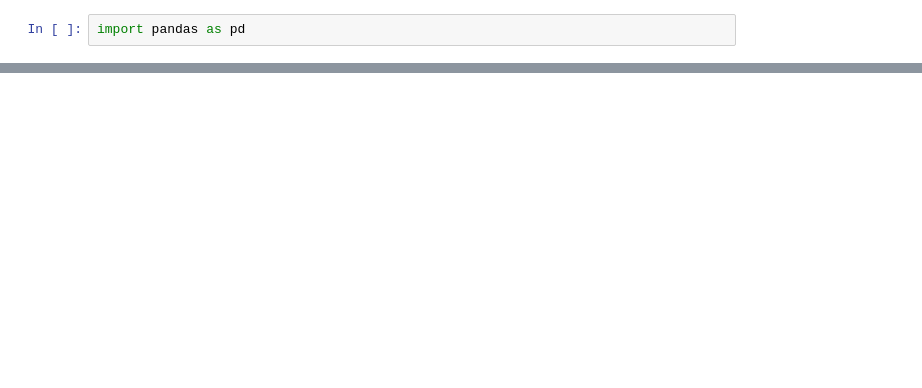
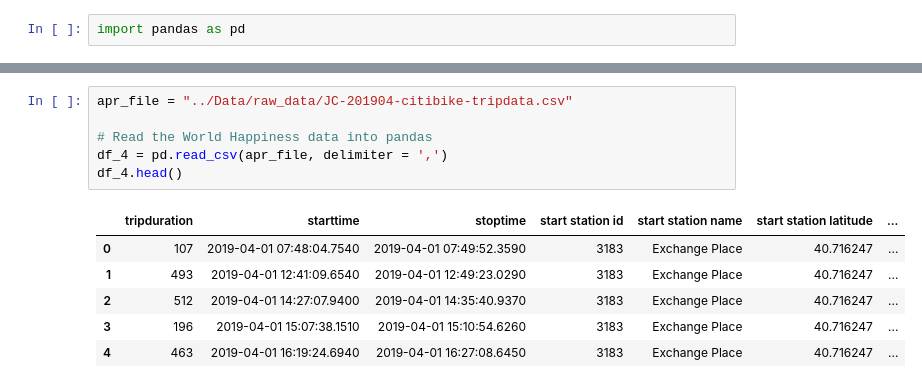
Before and after one commit to dstagner63/citi-bike-analysis---tableau, a Jupyter notebook: Instructions/data_merge.ipynb, the cells around one changed output, grey strips where cells are left out. Saved outputs shown, nothing was run; the diff lists cells and outputs as text; blank space fills up the shorter version.

```diff
--- a/Instructions/data_merge.ipynb
+++ b/Instructions/data_merge.ipynb
@@ -10,0 +42,13 @@ FileNotFoundError: [Errno 2] File /Data/raw_data/JC-201901-citibike-tripdata.csv
+# %%
+apr_file = "../Data/raw_data/JC-201904-citibike-tripdata.csv"
+
+# Read the World Happiness data into pandas
+df_4 = pd.read_csv(apr_file, delimiter = ',')
+df_4.head()
+# %% [output]
+|  | tripduration | starttime | stoptime | start station id | start station name | start station latitude | ... |
+| 0 | 107 | 2019-04-01 07:48:04.7540 | 2019-04-01 07:49:52.3590 | 3183 | Exchange Place | 40.716247 | ... |
+| 1 | 493 | 2019-04-01 12:41:09.6540 | 2019-04-01 12:49:23.0290 | 3183 | Exchange Place | 40.716247 | ... |
+| 2 | 512 | 2019-04-01 14:27:07.9400 | 2019-04-01 14:35:40.9370 | 3183 | Exchange Place | 40.716247 | ... |
+| 3 | 196 | 2019-04-01 15:07:38.1510 | 2019-04-01 15:10:54.6260 | 3183 | Exchange Place | 40.716247 | ... |
+| 4 | 463 | 2019-04-01 16:19:24.6940 | 2019-04-01 16:27:08.6450 | 3183 | Exchange Place | 40.716247 | ... |
```
Also changed, not shown: parts of 13 cells of this notebook, 1 other file.
